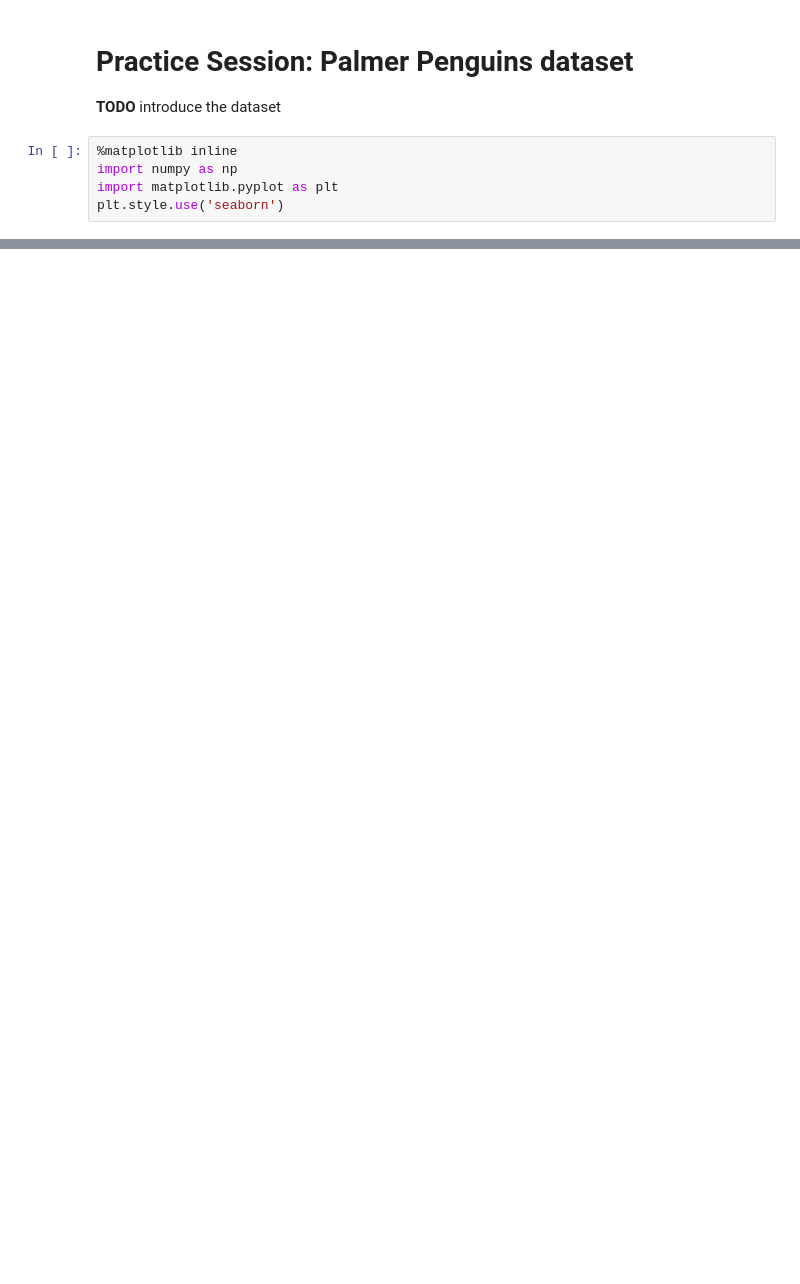
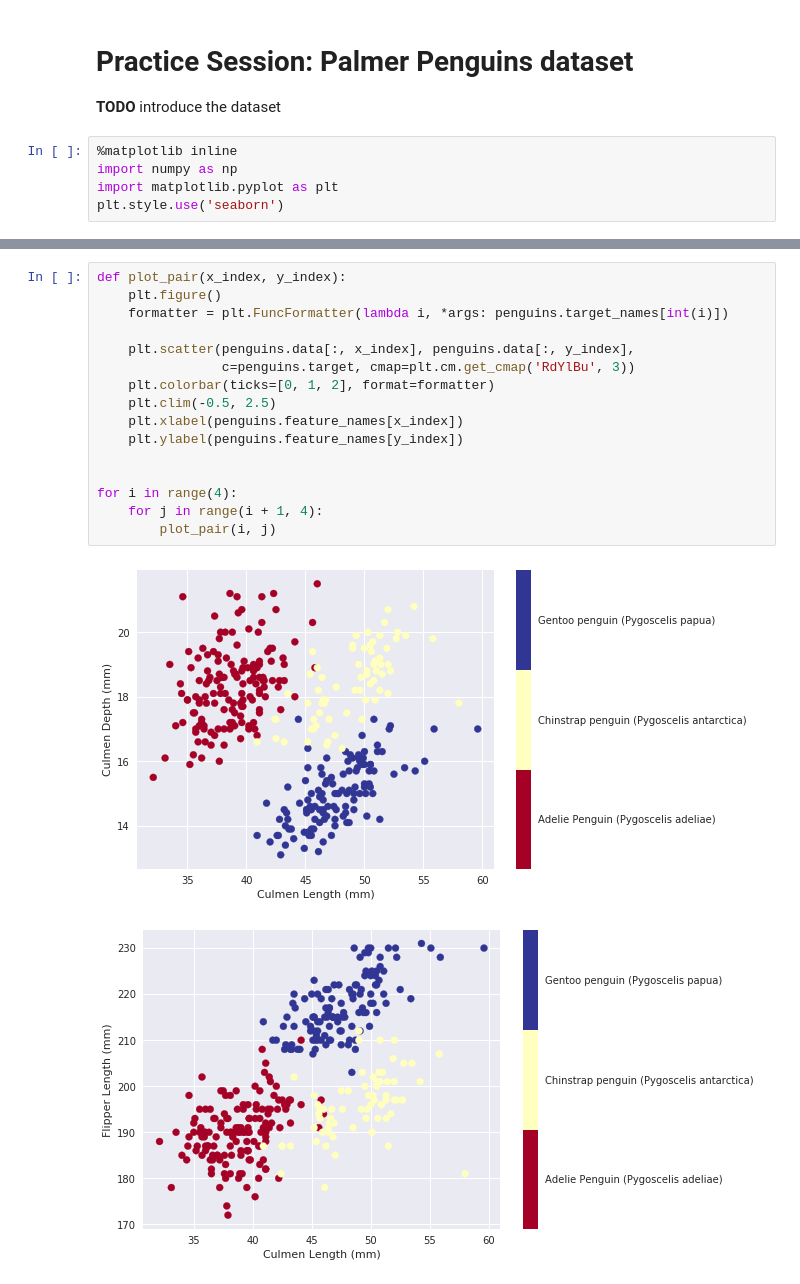
Before and after one commit to prasys/sklearn_tutorial, a Jupyter notebook: notebooks/06.1-Practice-Penguins.ipynb, the cells around one changed output, grey strips where cells are left out. Cells and saved outputs as stored; diff of their text form; blank space fills up the shorter version.

```diff
--- a/notebooks/06.1-Practice-Penguins.ipynb
+++ b/notebooks/06.1-Practice-Penguins.ipynb
@@ -48,0 +64,19 @@ penguins = prepare_penguins_dataset()
+# %%
+def plot_pair(x_index, y_index):
+    plt.figure()
+    formatter = plt.FuncFormatter(lambda i, *args: penguins.target_names[int(i)])
+
+    plt.scatter(penguins.data[:, x_index], penguins.data[:, y_index],
+                c=penguins.target, cmap=plt.cm.get_cmap('RdYlBu', 3))
+    plt.colorbar(ticks=[0, 1, 2], format=formatter)
+    plt.clim(-0.5, 2.5)
+    plt.xlabel(penguins.feature_names[x_index])
+    plt.ylabel(penguins.feature_names[y_index])
+
+
+for i in range(4):
+    for j in range(i + 1, 4):
+        plot_pair(i, j)
+# %% [output]
+[figure, added]
+[figure, added]
```
Also changed, not shown: parts of 26 cells of this notebook, 3 other files.
